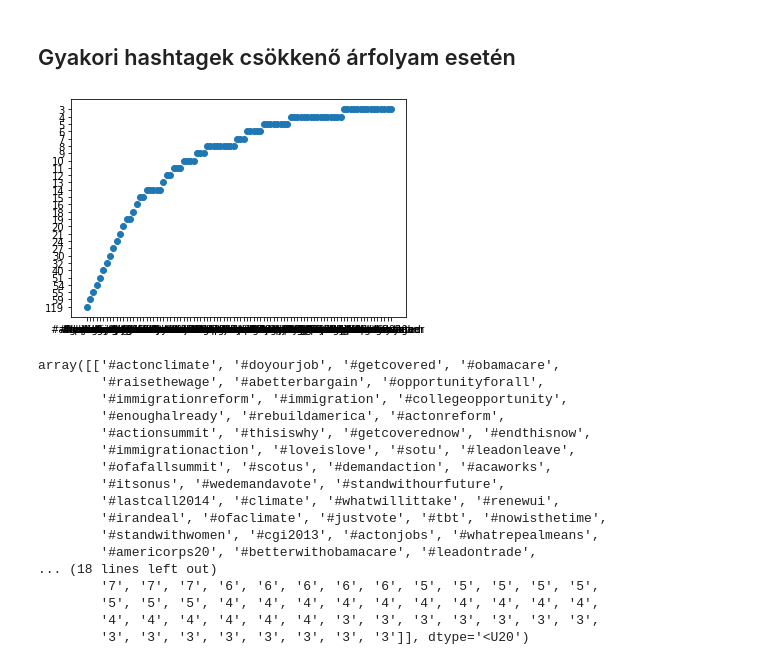
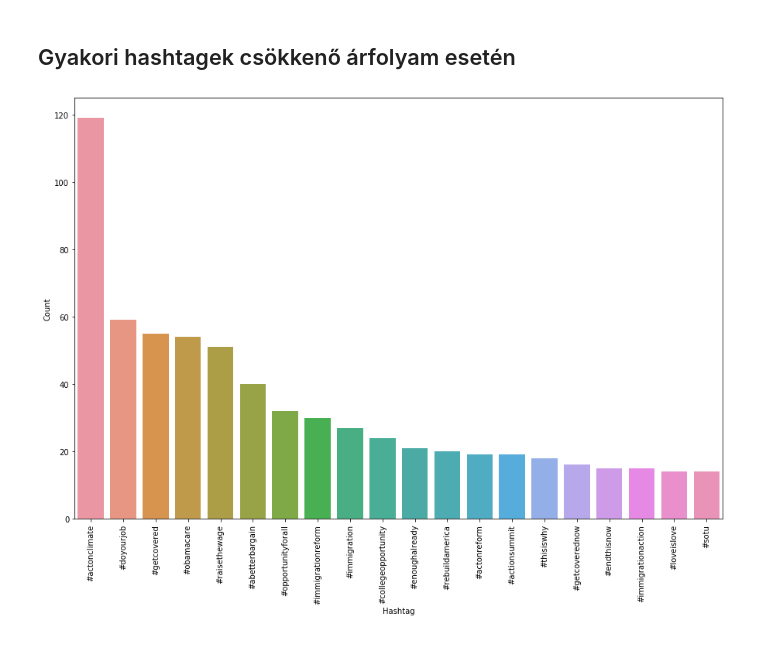
Before and after one commit to bocsardigergely/onallo_kut_fel_2020, a Jupyter notebook: code/data_vis.ipynb, the cells around one changed output. Saved outputs shown, nothing was run; the diff lists cells and outputs as text; code cells hidden in the pictures.

Commit message:
finihed data_vis

```diff
--- a/code/data_vis.ipynb
+++ b/code/data_vis.ipynb
@@ -15,0 +16,10 @@ szófelhő az -1 tweetekre
+# %%
+bull_words = ''
+for i in range(len(data_bull)):
+        bull_words += re.sub('\#\w+','',data_bull['text'].iloc[i])+' '
+
+bull_wordcloud = WordCloud(width=800, height=500, random_state=21, max_font_size=110).generate(bull_words)
+plt.figure(figsize=(10, 7))
+plt.imshow(bull_wordcloud, interpolation="bilinear")
+plt.axis('off')
+plt.show()
@@ -15,0 +30,10 @@ szófelhő az -1 tweetekre
+# %%
+bear_words = ''
+for i in range(len(data_bear)):
+        bear_words += re.sub('\#\w+','',data_bear['text'].iloc[i])+' '
+
+bear_wordcloud = WordCloud(width=800, height=500, random_state=21, max_font_size=110).generate(bear_words)
+plt.figure(figsize=(10, 7))
+plt.imshow(bear_wordcloud, interpolation="bilinear")
+plt.axis('off')
+plt.show()
@@ -39,42 +69,23 @@ plt.show()
 # %%
 data_bear_hash = []
 for i in range(len(data_bear)):
         temp_list = re.findall('\#\w+',data_bear['text'].iloc[i])
         for j in temp_list:
             data_bear_hash.append(j)
 data_bear_hash_dict = {}
 for i in data_bear_hash:
     if i in data_bear_hash_dict:
         data_bear_hash_dict[i] +=1
     else:
         data_bear_hash_dict[i] = 1
+
 data_bear_hash_sorted = sorted(((k, v) for k, v in data_bear_hash_dict.items()), key = value, reverse= True)
+data_bear_hash_sorted = pd.DataFrame(data_bear_hash_sorted[0:20],columns =['Hashtag', 'Count'])
 
-data_bear_hash_sorted = list(filter(lambda x: x[1] >2 , data_bear_hash_sorted))
-data_bear_hash_sorted = np.transpose(data_bear_hash_sorted)
-
-plt.scatter(data_bear_hash_sorted[0],data_bear_hash_sorted[1])
+plt.figure(figsize=(15,10))
+bx = sns.barplot(data=data_bear_hash_sorted, x= "Hashtag", y = "Count")
+bx.set(ylabel = 'Count')
+plt.xticks(rotation=90)
 plt.show()
 # %% [output]
-[figure, old version]
+[figure, new version]
-# %%
-#test
-data_bear_hash_sorted
-# %% [output]
-array([['#actonclimate', '#doyourjob', '#getcovered', '#obamacare',
-        '#raisethewage', '#abetterbargain', '#opportunityforall',
-        '#immigrationreform', '#immigration', '#collegeopportunity',
-        '#enoughalready', '#rebuildamerica', '#actonreform',
-        '#actionsummit', '#thisiswhy', '#getcoverednow', '#endthisnow',
-        '#immigrationaction', '#loveislove', '#sotu', '#leadonleave',
-        '#ofafallsummit', '#scotus', '#demandaction', '#acaworks',
-        '#itsonus', '#wedemandavote', '#standwithourfuture',
-        '#lastcall2014', '#climate', '#whatwillittake', '#renewui',
-        '#irandeal', '#ofaclimate', '#justvote', '#tbt', '#nowisthetime',
-        '#standwithwomen', '#cgi2013', '#actonjobs', '#whatrepealmeans',
-        '#americorps20', '#betterwithobamacare', '#leadontrade',
-... (18 lines left out)
-        '7', '7', '7', '6', '6', '6', '6', '6', '5', '5', '5', '5', '5',
-        '5', '5', '5', '4', '4', '4', '4', '4', '4', '4', '4', '4', '4',
-        '4', '4', '4', '4', '4', '4', '3', '3', '3', '3', '3', '3', '3',
-        '3', '3', '3', '3', '3', '3', '3', '3']], dtype='<U20')
```
Also changed, not shown: parts of 8 cells of this notebook.
